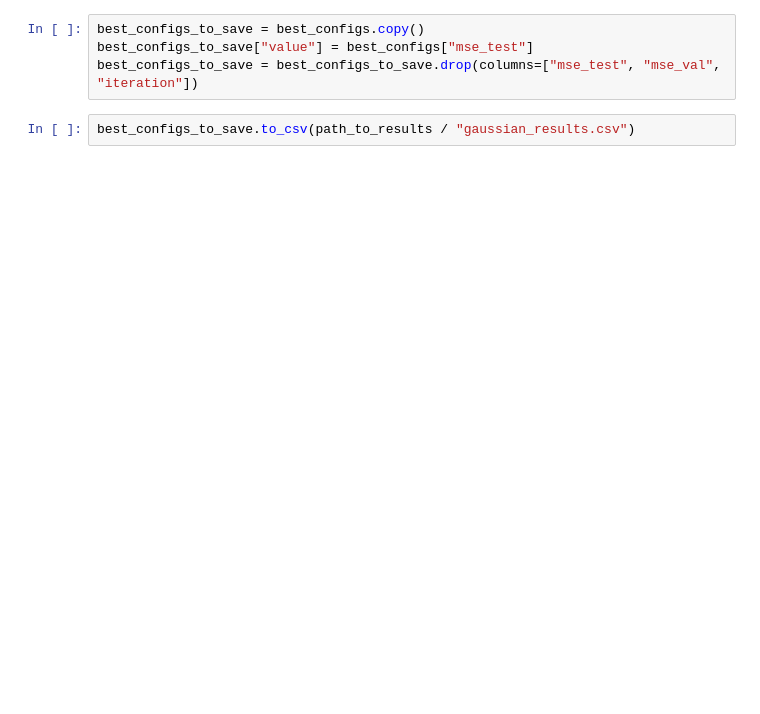
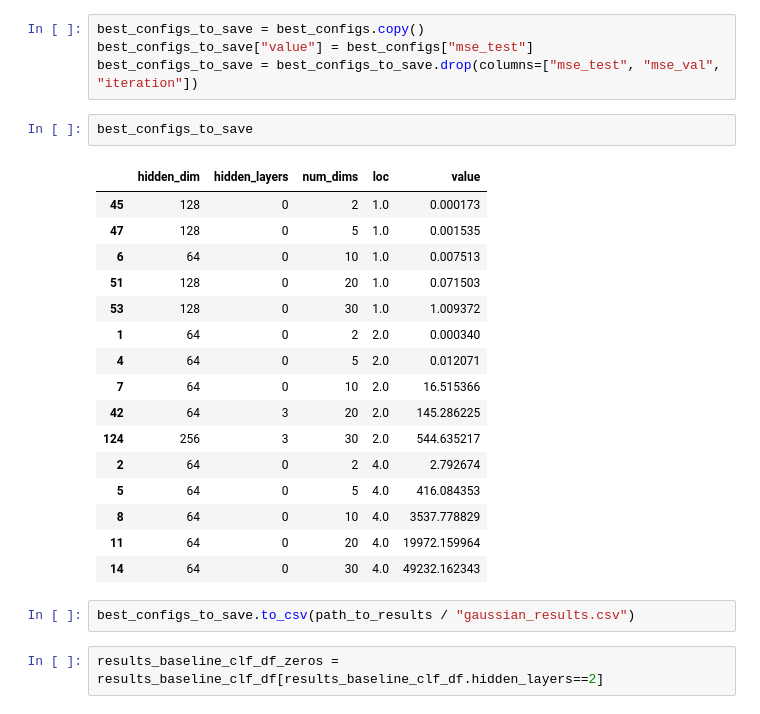
Before and after one commit to theislab/scRatio, a Jupyter notebook: notebooks/mi_estimation/gaussian_classifier_results.ipynb, the cells around one changed output. Drawn from its saved outputs; the diff is of its cells as text; blank space fills up the shorter version.

```diff
--- a/notebooks/mi_estimation/gaussian_classifier_results.ipynb
+++ b/notebooks/mi_estimation/gaussian_classifier_results.ipynb
@@ -65,5 +73,26 @@ best_configs
 best_configs_to_save = best_configs.copy()
 best_configs_to_save["value"] = best_configs["mse_test"]
 best_configs_to_save = best_configs_to_save.drop(columns=["mse_test", "mse_val", "iteration"])
+# %%
+best_configs_to_save
+# %% [output]
+|  | hidden_dim | hidden_layers | num_dims | loc | value |
+| 45 | 128 | 0 | 2 | 1.0 | 0.000173 |
+| 47 | 128 | 0 | 5 | 1.0 | 0.001535 |
+| 6 | 64 | 0 | 10 | 1.0 | 0.007513 |
+| 51 | 128 | 0 | 20 | 1.0 | 0.071503 |
+| 53 | 128 | 0 | 30 | 1.0 | 1.009372 |
+| 1 | 64 | 0 | 2 | 2.0 | 0.000340 |
+| 4 | 64 | 0 | 5 | 2.0 | 0.012071 |
+| 7 | 64 | 0 | 10 | 2.0 | 16.515366 |
+| 42 | 64 | 3 | 20 | 2.0 | 145.286225 |
+| 124 | 256 | 3 | 30 | 2.0 | 544.635217 |
+| 2 | 64 | 0 | 2 | 4.0 | 2.792674 |
+| 5 | 64 | 0 | 5 | 4.0 | 416.084353 |
+| 8 | 64 | 0 | 10 | 4.0 | 3537.778829 |
+| 11 | 64 | 0 | 20 | 4.0 | 19972.159964 |
+| 14 | 64 | 0 | 30 | 4.0 | 49232.162343 |
 # %%
 best_configs_to_save.to_csv(path_to_results / "gaussian_results.csv")
+# %%
+results_baseline_clf_df_zeros = results_baseline_clf_df[results_baseline_clf_df.hidden_layers==2]
```
Also changed, not shown: parts of 8 cells of this notebook, 9 other files.
